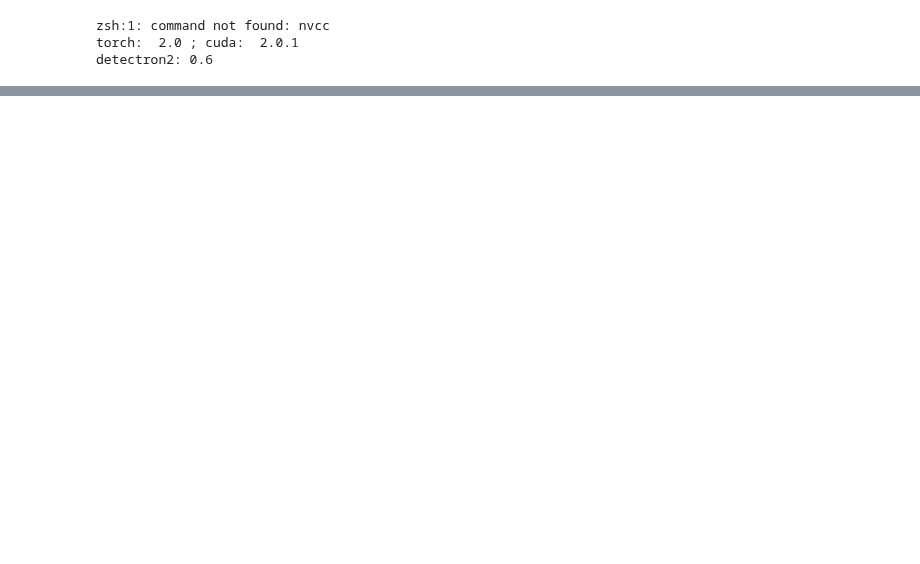
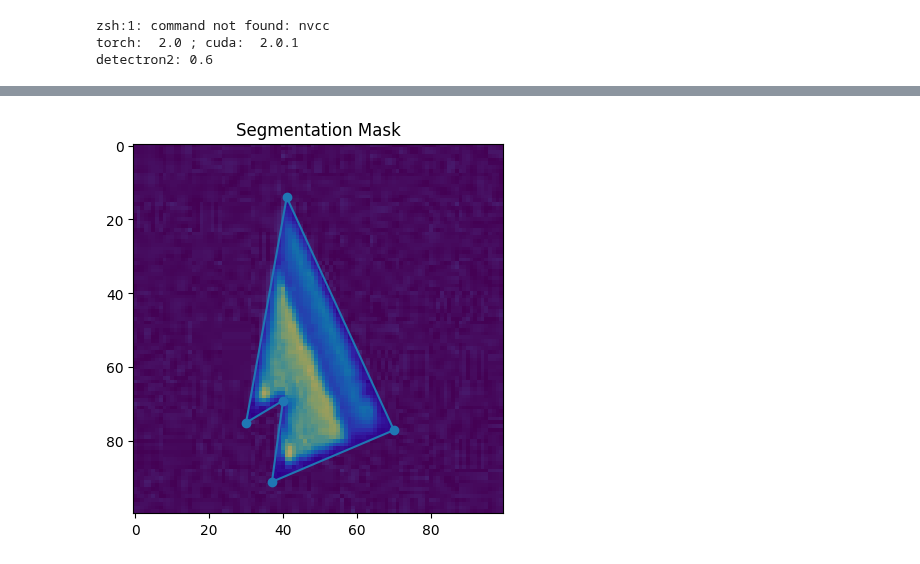
Before and after one commit to mainCSG/QuantumDotControl, a Jupyter notebook: autotuning/fine_tuning/src/visualize_training_data.ipynb, the cells around one changed output, grey strips where cells are left out. Saved outputs shown, nothing was run; the diff lists cells and outputs as text; code cells hidden in the pictures; blank space fills up the shorter version.

```diff
--- a/autotuning/fine_tuning/src/visualize_training_data.ipynb
+++ b/autotuning/fine_tuning/src/visualize_training_data.ipynb
@@ -161,0 +161,24 @@ plt.show()
+# %%
+filename = "train_2_1_sim_blocked.jpg"
+# filename = "train_1_blocked.jpg"
+# filename = "train_3_unblocked.jpg"
+json_file = os.path.join(MODEL_TRAIN_DATA_DIR, filename)
+img = cv2.imread(json_file)
+img = cv2.cvtColor(img, cv2.COLOR_BGR2GRAY)
+
+# xs = [64,24,51,39,156]
+# ys=[38,124,116,140,110]
+# xs = [21,1,99]
+# ys = [3,60,46]
+xs = [41,30,40,37,70]
+ys = [14,75,69,91,77]
+# xs = [38,13,48,34,119]
+# ys = [19,74,64,91,72]
+plt.imshow(img)
+plt.fill(xs + [xs[0]], ys + [ys[0]], 'b-', alpha=0.3)  # Connect the last point to the first to close the polygon
+plt.plot(xs + [xs[0]] ,ys + [ys[0]])
+plt.scatter(xs,ys)
+plt.title("Segmentation Mask")
+plt.show()
+# %% [output]
+[figure, added]
```
Also changed, not shown: parts of 7 cells of this notebook, 2 other files.
